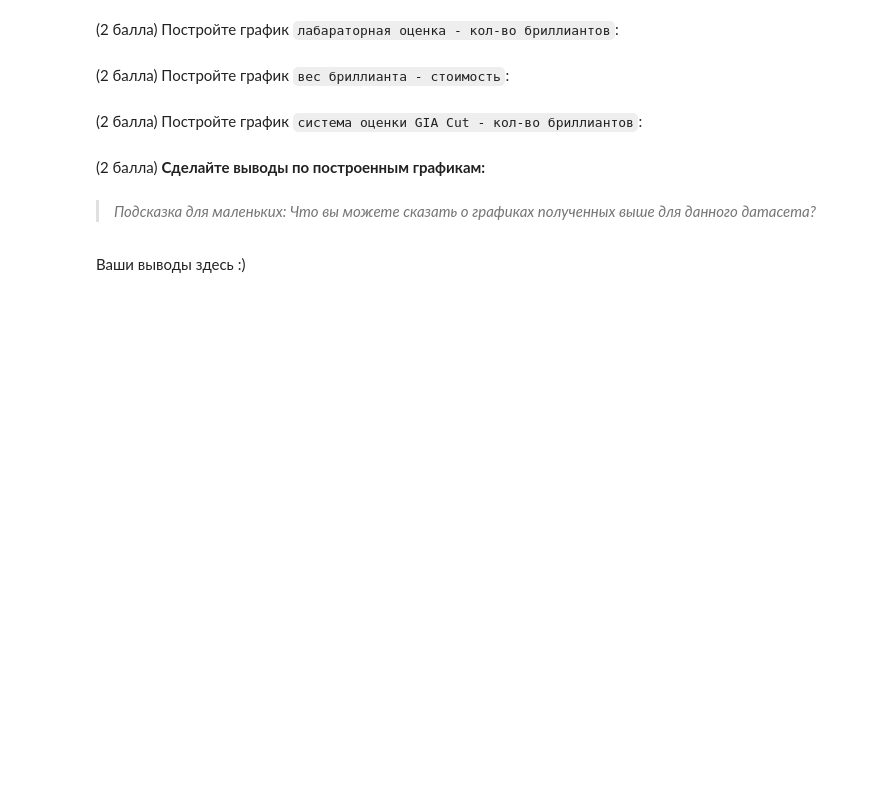
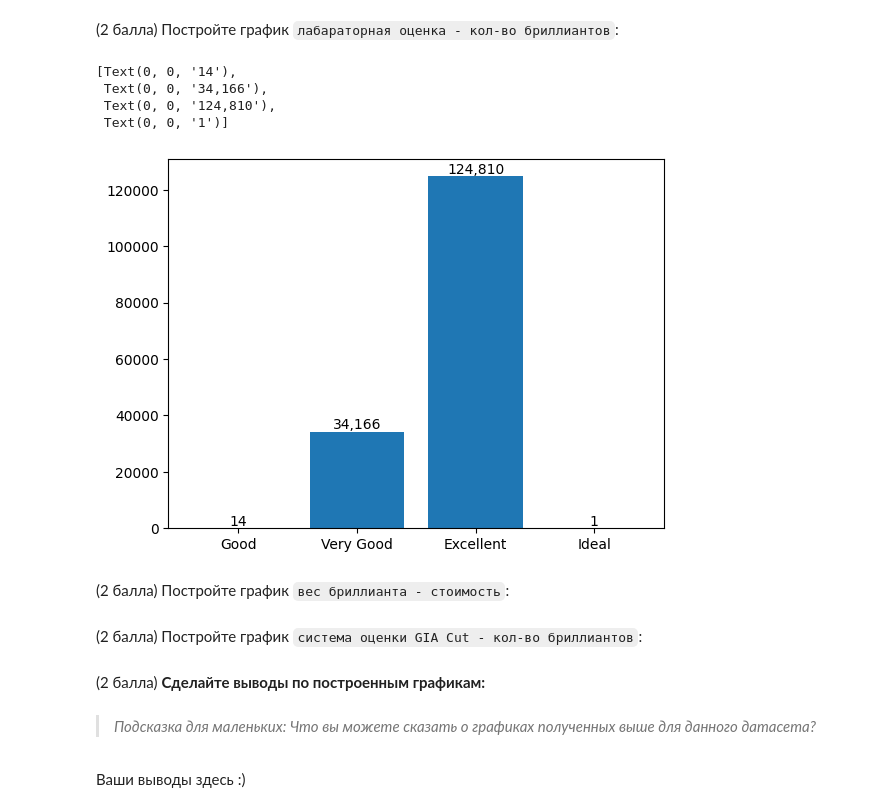
Before and after one commit to mrkustik1985/python, a Jupyter notebook: lab_work.ipynb, the cells around one changed output. Cells and saved outputs as stored; diff of their text form; code cells hidden in the pictures; blank space fills up the shorter version.

```diff
--- a/lab_work.ipynb
+++ b/lab_work.ipynb
@@ -474,3 +503,22 @@ Name: total_sales_price, Length: 219703, dtype: int64
+# %%
+diamonds = diamonds[(diamonds['cut_quality'] != 'unknown')]
+value_type = set(diamonds['cut_quality'].values.tolist())
+coords = {}
+lst_x = []
+lst_y = []
+for i in value_type:
+  lst_x.append(i)
+  lst_y.append(len(diamonds[diamonds['cut_quality'] == i]))
+fig, ax = plt.subplots()
+container = ax.bar(lst_x, lst_y)
+ax.set()
+ax.bar_label(container, fmt='{:,.0f}')
+# %% [output]
+[Text(0, 0, '14'),
+ Text(0, 0, '34,166'),
+ Text(0, 0, '124,810'),
+ Text(0, 0, '1')]
+[figure, added]
 # %% [markdown]
 (2 балла) Постройте график `вес бриллианта - стоимость`:
 # %%
```
Also changed, not shown: parts of 4 cells of this notebook.
